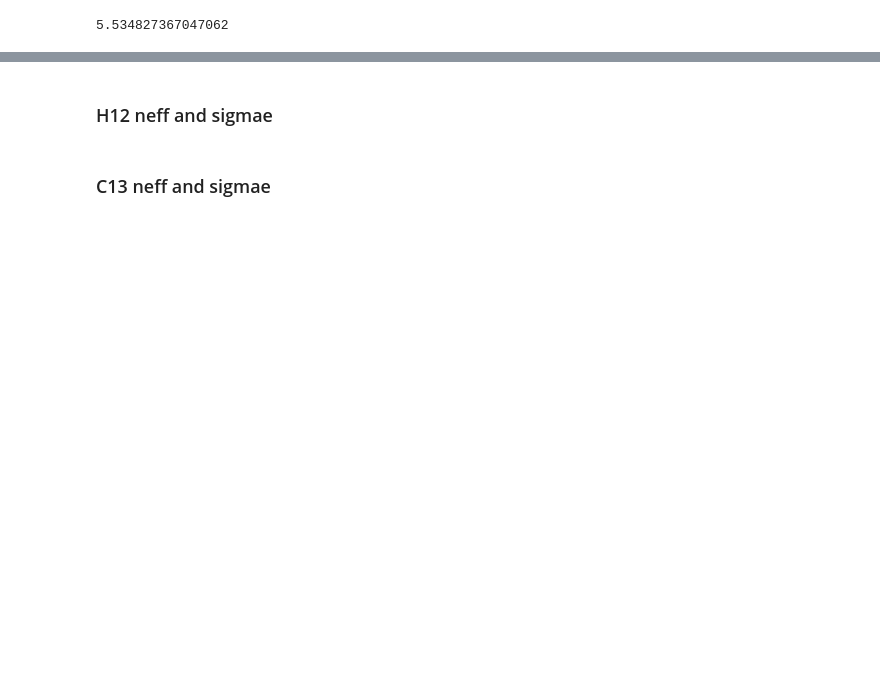
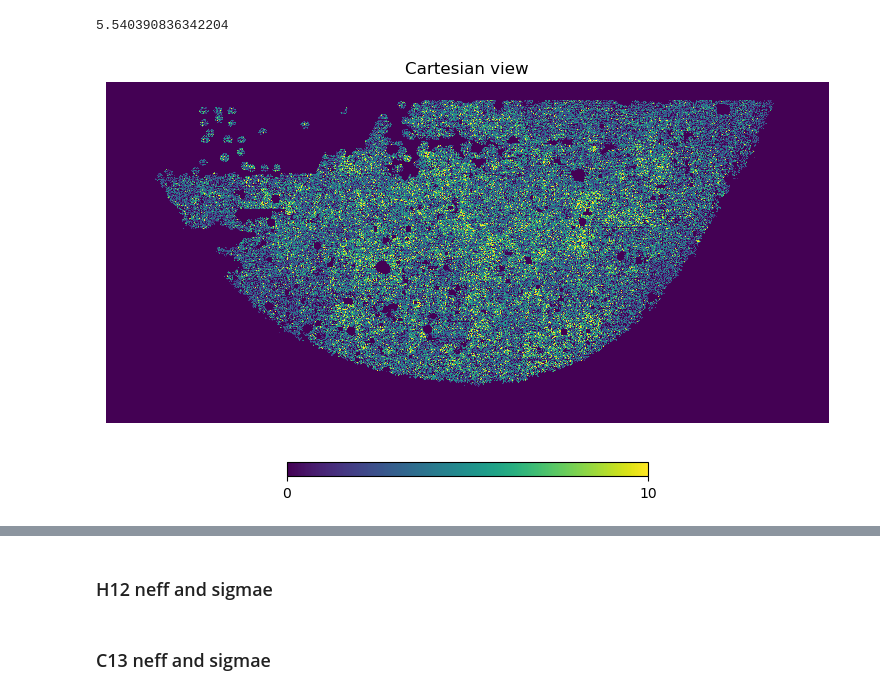
Before and after one commit to delve-survey/shearcat, a Jupyter notebook: paper_plots/CalculateNeff.ipynb, the cells around one changed output, grey strips where cells are left out. Saved outputs shown, nothing was run; the diff lists cells and outputs as text; code cells hidden in the pictures; blank space fills up the shorter version.

```diff
--- a/paper_plots/CalculateNeff.ipynb
+++ b/paper_plots/CalculateNeff.ipynb
@@ -124,12 +84,0 @@ R11tot 0.7286435063501953 R22tot 0.7302356585252093
-# %%
-with h5py.File(project_dir+'metacal_gold_combined_2023'+tag+'.hdf', 'r') as h5r:
-    R11_w2 =  (weight_average(h5r['mcal_g_1p'][:,0][Mask['noshear']], h5r['mcal_g_w_v2'][Mask['noshear']]) - weight_average(h5r['mcal_g_1m'][:,0][Mask['noshear']], h5r['mcal_g_w_v2'][Mask['noshear']]))/dgamma
-    R11s_w2 = (weight_average(h5r['mcal_g_noshear'][:,0][Mask['1p']], h5r['mcal_g_w_v2'][Mask['1p']]) - weight_average(h5r['mcal_g_noshear'][:,0][Mask['1m']], h5r['mcal_g_w_v2'][Mask['1m']]))/dgamma
-    R22_w2 =  (weight_average(h5r['mcal_g_2p'][:,1][Mask['noshear']], h5r['mcal_g_w_v2'][Mask['noshear']]) - weight_average(h5r['mcal_g_2m'][:,1][Mask['noshear']], h5r['mcal_g_w_v2'][Mask['noshear']]))/dgamma
-    R22s_w2 = (weight_average(h5r['mcal_g_noshear'][:,1][Mask['2p']], h5r['mcal_g_w_v2'][Mask['2p']]) - weight_average(h5r['mcal_g_noshear'][:,1][Mask['2m']], h5r['mcal_g_w_v2'][Mask['2m']]))/dgamma
-    R11tot_w2 = R11_w2+R11s_w2
-    R22tot_w2 = R22_w2+R22s_w2
-
-    print('R11', R11_w2, 'R11s', R11s_w2)
-    print('R22', R22_w2, 'R22s', R22s_w2)
-    print('R11tot', R11tot_w2, 'R22tot', R22tot_w2)
@@ -142,10 +170,16 @@ R11tot 0.7915714444599093 R22tot 0.7932463366088794
 # %%
-with h5py.File(project_dir+'metacal_gold_combined_2023'+tag+'.hdf', 'r') as h5r:
-    ra = h5r['RA'][mask_total]
-    dec = h5r['DEC'][mask_total]
-    g1, g2  = h5r['mcal_g_noshear'][:][mask_total].T
-    w1 = h5r['mcal_g_w'][mask_total]
-    w2= h5r['mcal_g_w_v2'][mask_total]
+with h5py.File(master_cat, 'r') as h5r:
+    ra = h5r['RA'][:]
+    dec = h5r['DEC'][:]
+    g1, g2  = h5r['mcal_g_noshear'][:].T
+    w = h5r['mcal_g_w'][:]
+# %%
+mask_noshear_nontomo = (mask_noshear>0)
+ra = ra[mask_noshear_nontomo]
+dec = dec[mask_noshear_nontomo]
+g1 = g1[mask_noshear_nontomo]
+g2 = g2[mask_noshear_nontomo]
+w = w[mask_noshear_nontomo]
 # %%
 nside = 4096
 map_counts = np.zeros(hp.nside2npix(nside))
@@ -155,8 +189,8 @@ theta = (90.-dec)/180*np.pi
 
 pix = hp.ang2pix(nside, theta, phi)
 # %%
-for i in range(len(pix)):
-    map_counts[pix[i]] += 1
+unique_pix, idx_rep = np.unique(pix, return_inverse=True)
+map_counts[unique_pix] += np.bincount(idx_rep)
 # %%
 area = len(map_counts[map_counts>0])/len(map_counts)*4*np.pi*(180./np.pi)**2*60*60
 print('area', area/60/60, 'deg^2')
@@ -166,5 +200,11 @@ area 2376.3284069720044 deg^2
 # raw number
 print(len(ra)/area)
 n = len(ra)/area
+
+del ra, dec, g1, g2, w, pix, theta, phi
 # %% [output]
-5.534827367047062
+5.540390836342204
+# %%
+hp.cartview(map_counts, rot=[180,0], lonra=[-90,90], latra=[-50,35], min=0, max=10)
+# %% [output]
+[figure, added]
```
Also changed, not shown: parts of 43 cells of this notebook.
